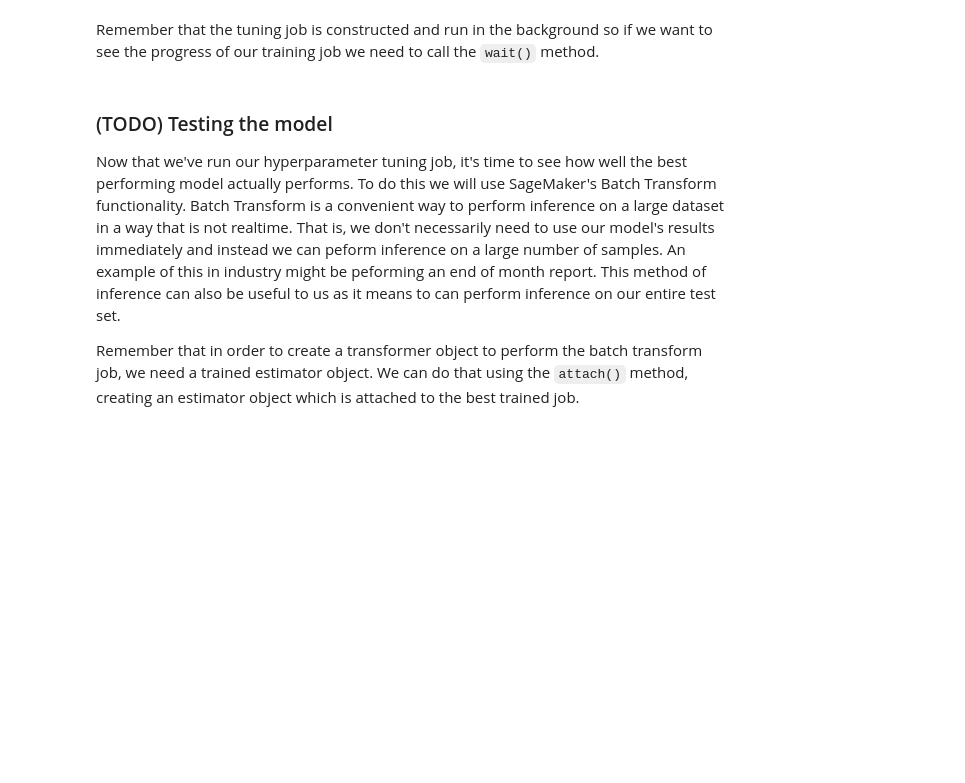
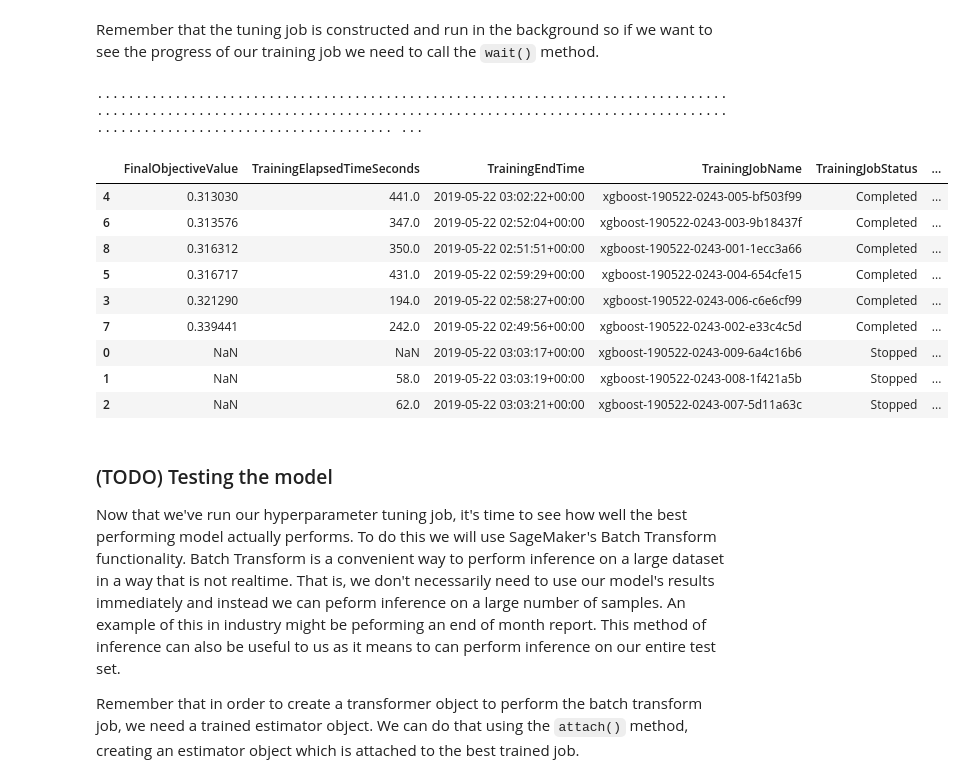
Before and after one commit to foxan/sagemaker-deployment, a Jupyter notebook: Mini-Projects/IMDB Sentiment Analysis - XGBoost (Hyperparameter Tuning).ipynb, the cells around one changed output. Cells and saved outputs as stored; diff of their text form; code cells hidden in the pictures; blank space fills up the shorter version.

Commit message:
Add solutions to Mini-Projects/IMDB Sentiment Analysis - XGBoost (Hyperparameter Tuning).ipynb

```diff
--- a/Mini-Projects/IMDB Sentiment Analysis - XGBoost (Hyperparameter Tuning).ipynb
+++ b/Mini-Projects/IMDB Sentiment Analysis - XGBoost (Hyperparameter Tuning).ipynb
@@ -293,10 +319,24 @@ container = get_image_uri(session.boto_region_name, 'xgboost')
 #       recommended that you use 's3://{}/{}/output'.format(session.default_bucket(), prefix) as the
 #       output path.
 
-xgb = None
+xgb = sagemaker.estimator.Estimator(container,
+                                    role,
+                                    train_instance_count=1,
+                                    train_instance_type="ml.m4.xlarge",
+                                    output_path=f"s3://{session.default_bucket()}/{prefix}/output",
+                                    sagemaker_session=session)
 
 # TODO: Set the XGBoost hyperparameters in the xgb object. Don't forget that in this case we have a binary
 #       label so we should be using the 'binary:logistic' objective.
+
+xgb.set_hyperparameters(max_depth=5,
+                        eta=0.2,
+                        gamma=4,
+                        min_child_weight=6,
+                        subsample=0.8,
+                        objective="binary:logistic",
+                        early_stopping_rounds=10,
+                        num_round=200)
 # %% [markdown]
 ### (TODO) Create the hyperparameter tuner
 
@@ -309,7 +349,18 @@ from sagemaker.tuner import IntegerParameter, ContinuousParameter, Hyperparamete
 
 # TODO: Create the hyperparameter tuner object
 
-xgb_hyperparameter_tuner = None
+xgb_hyperparameter_tuner = HyperparameterTuner(estimator=xgb,
+                                               objective_metric_name="validation:rmse",
+                                               objective_type="Minimize",
+                                               max_jobs=20,
+                                               max_parallel_jobs=3,
+                                               hyperparameter_ranges={
+                                                   "max_depth": IntegerParameter(3, 12),
+                                                   "eta": ContinuousParameter(0.05, 0.5),
+                                                   "min_child_weight": IntegerParameter(2, 8),
+                                                   "subsample": ContinuousParameter(0.5, 0.9),
+                                                   "gamma": ContinuousParameter(0, 10)
+                                               })
 # %% [markdown]
 ### Fit the hyperparameter tuner
 
@@ -323,6 +374,22 @@ xgb_hyperparameter_tuner.fit({'train': s3_input_train, 'validation': s3_input_va
 Remember that the tuning job is constructed and run in the background so if we want to see the progress of our training job we need to call the `wait()` method.
 # %%
 xgb_hyperparameter_tuner.wait()
+# %% [output]
+........................................................................................................................................................................................................ ...
+# %%
+xgb_hyperparameter_tuner_metrics = sagemaker.HyperparameterTuningJobAnalytics(xgb_hyperparameter_tuner.latest_tuning_job.name)
+xgb_hyperparameter_tuner_metrics.dataframe().sort_values(['FinalObjectiveValue'], ascending=True)
+# %% [output]
+|  | FinalObjectiveValue | TrainingElapsedTimeSeconds | TrainingEndTime | TrainingJobName | TrainingJobStatus | ... |
+| 4 | 0.313030 | 441.0 | 2019-05-22 03:02:22+00:00 | xgboost-190522-0243-005-bf503f99 | Completed | ... |
+| 6 | 0.313576 | 347.0 | 2019-05-22 02:52:04+00:00 | xgboost-190522-0243-003-9b18437f | Completed | ... |
+| 8 | 0.316312 | 350.0 | 2019-05-22 02:51:51+00:00 | xgboost-190522-0243-001-1ecc3a66 | Completed | ... |
+| 5 | 0.316717 | 431.0 | 2019-05-22 02:59:29+00:00 | xgboost-190522-0243-004-654cfe15 | Completed | ... |
+| 3 | 0.321290 | 194.0 | 2019-05-22 02:58:27+00:00 | xgboost-190522-0243-006-c6e6cf99 | Completed | ... |
+| 7 | 0.339441 | 242.0 | 2019-05-22 02:49:56+00:00 | xgboost-190522-0243-002-e33c4c5d | Completed | ... |
+| 0 | NaN | NaN | 2019-05-22 03:03:17+00:00 | xgboost-190522-0243-009-6a4c16b6 | Stopped | ... |
+| 1 | NaN | 58.0 | 2019-05-22 03:03:19+00:00 | xgboost-190522-0243-008-1f421a5b | Stopped | ... |
+| 2 | NaN | 62.0 | 2019-05-22 03:03:21+00:00 | xgboost-190522-0243-007-5d11a63c | Stopped | ... |
 # %% [markdown]
 ### (TODO) Testing the model
 
```
Also changed, not shown: parts of 14 cells of this notebook, 1 other file.
